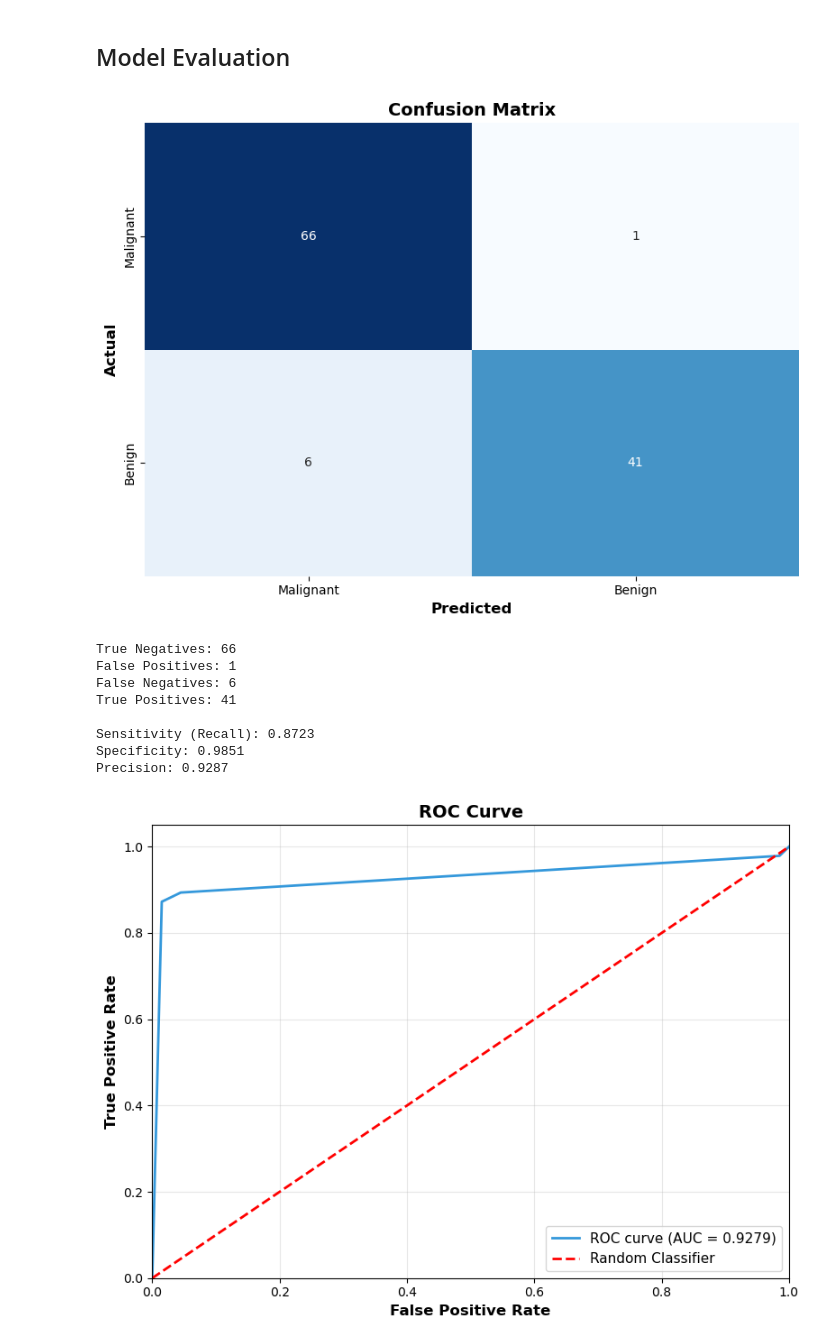
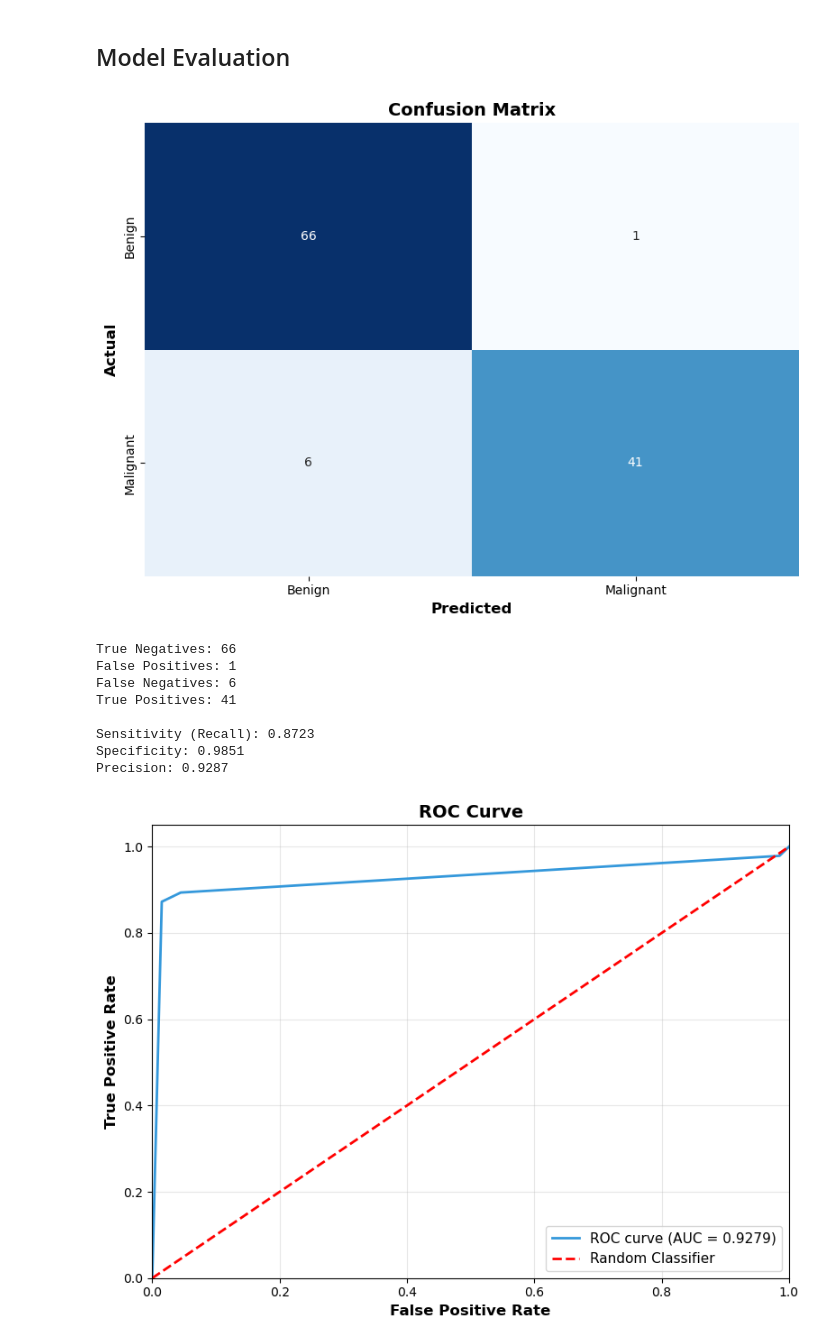
Before and after one commit to danielpederzini/classification-models, a Jupyter notebook: decision_tree_cancer.ipynb, the cells around one changed output. Saved outputs shown, nothing was run; the diff lists cells and outputs as text; code cells hidden in the pictures.

```diff
--- a/decision_tree_cancer.ipynb
+++ b/decision_tree_cancer.ipynb
@@ -234,29 +234,29 @@ probabilities = np.array(probabilities)
 # %%
 cm = confusion_matrix(y_test, predictions)
 
 fig, ax = plt.subplots(figsize=(8, 6))
 sns.heatmap(cm, annot=True, fmt="d", cmap="Blues", cbar=False, ax=ax,
-            xticklabels=["Malignant", "Benign"], yticklabels=["Malignant", "Benign"])
+            xticklabels=["Benign", "Malignant"], yticklabels=["Benign", "Malignant"])
 ax.set_xlabel("Predicted", fontsize=12, fontweight="bold")
 ax.set_ylabel("Actual", fontsize=12, fontweight="bold")
 ax.set_title("Confusion Matrix", fontsize=14, fontweight="bold")
 plt.tight_layout()
 plt.show()
 
 tn_val, fp_val, fn_val, tp_val = cm.ravel()
 sensitivity = tp_val / (tp_val + fn_val)
 specificity = tn_val / (tn_val + fp_val)
 precision = (sensitivity + specificity) / 2
 
 print(f"True Negatives: {tn_val}")
 print(f"False Positives: {fp_val}")
 print(f"False Negatives: {fn_val}")
 print(f"True Positives: {tp_val}")
 print(f"\nSensitivity (Recall): {sensitivity:.4f}")
 print(f"Specificity: {specificity:.4f}")
 print(f"Precision: {precision:.4f}")
 # %% [output]
-[figure, old version]
+[figure, new version]
 True Negatives: 66
 False Positives: 1
 False Negatives: 6
```
Also changed, not shown: 5 other files.
